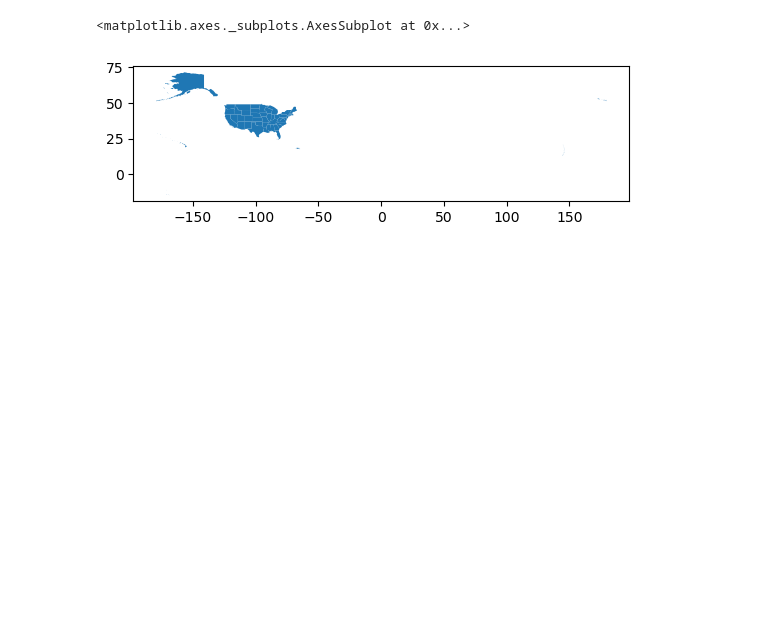
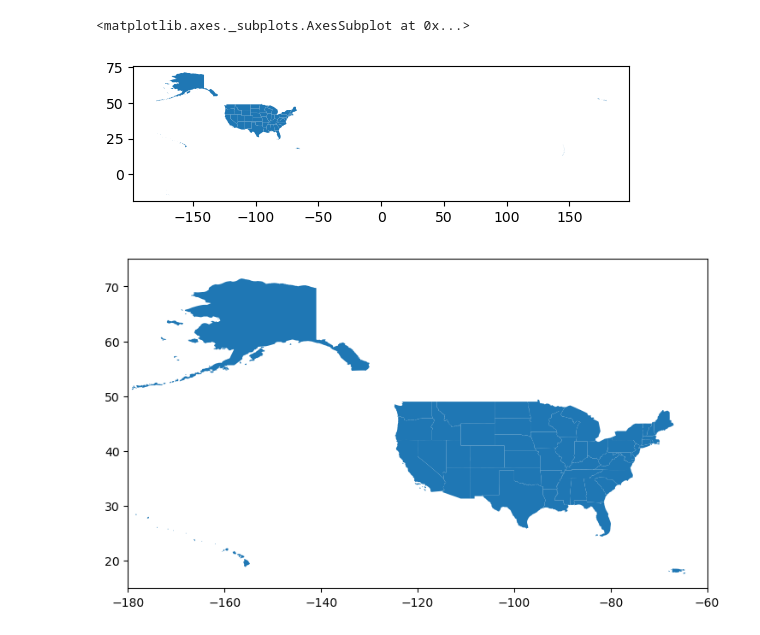
Before and after one commit to UIUC-iSchool-DataViz/is445_bcubcg_fall2022, a Jupyter notebook: week07/inClass_week07.ipynb, the cells around one changed output. Saved outputs shown, nothing was run; the diff lists cells and outputs as text; code cells hidden in the pictures; blank space fills up the shorter version.

```diff
--- a/week07/inClass_week07.ipynb
+++ b/week07/inClass_week07.ipynb
@@ -212,7 +212,10 @@ states.plot()
 <matplotlib.axes._subplots.AxesSubplot at 0x...>
 [figure]
 # %%
-fig, ax = plt.subplots((10,5))
+fig, ax = plt.subplots(figsize=(10,5))
 states.plot(ax=ax)
 ax.set_xlim(-180,-60)
-ax.set_ylim(1)
+ax.set_ylim(15,75)
+plt.show()
+# %% [output]
+[figure, added]
```
Also changed, not shown: parts of 3 cells of this notebook.
